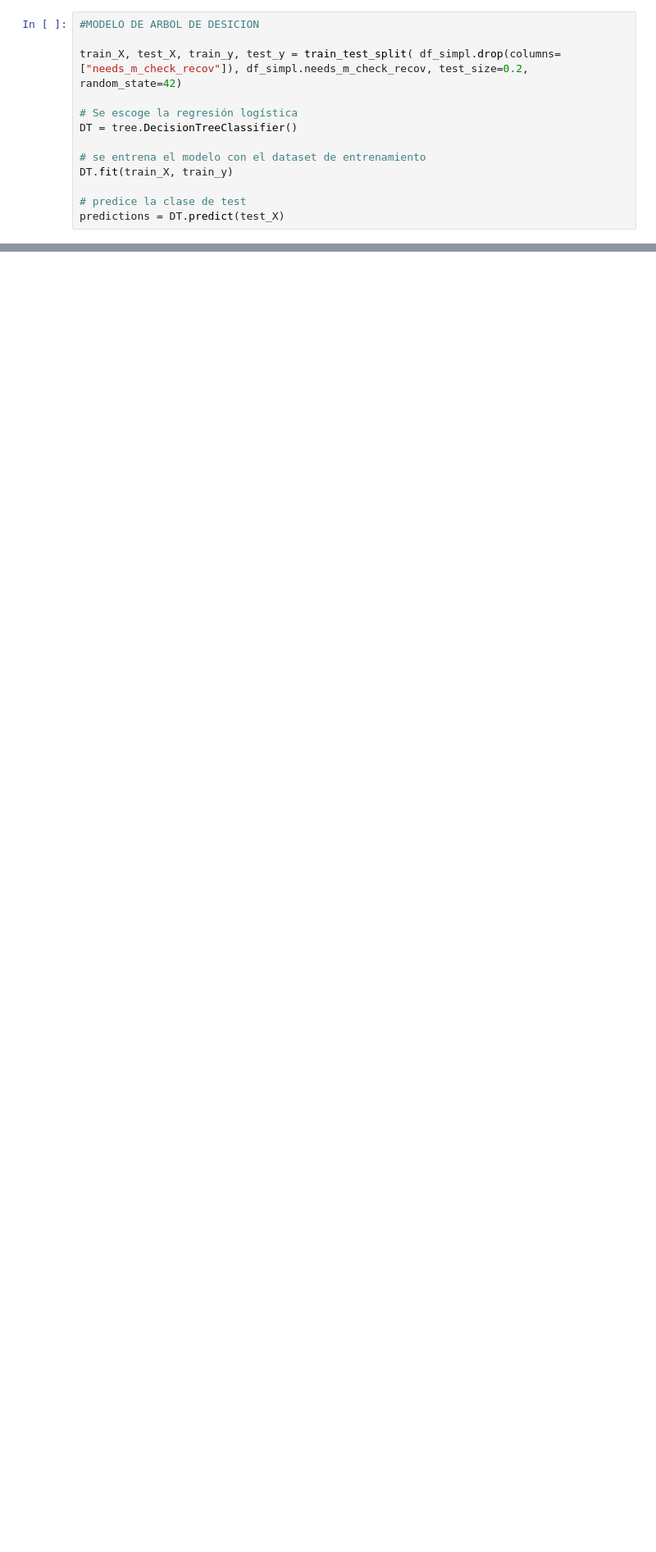
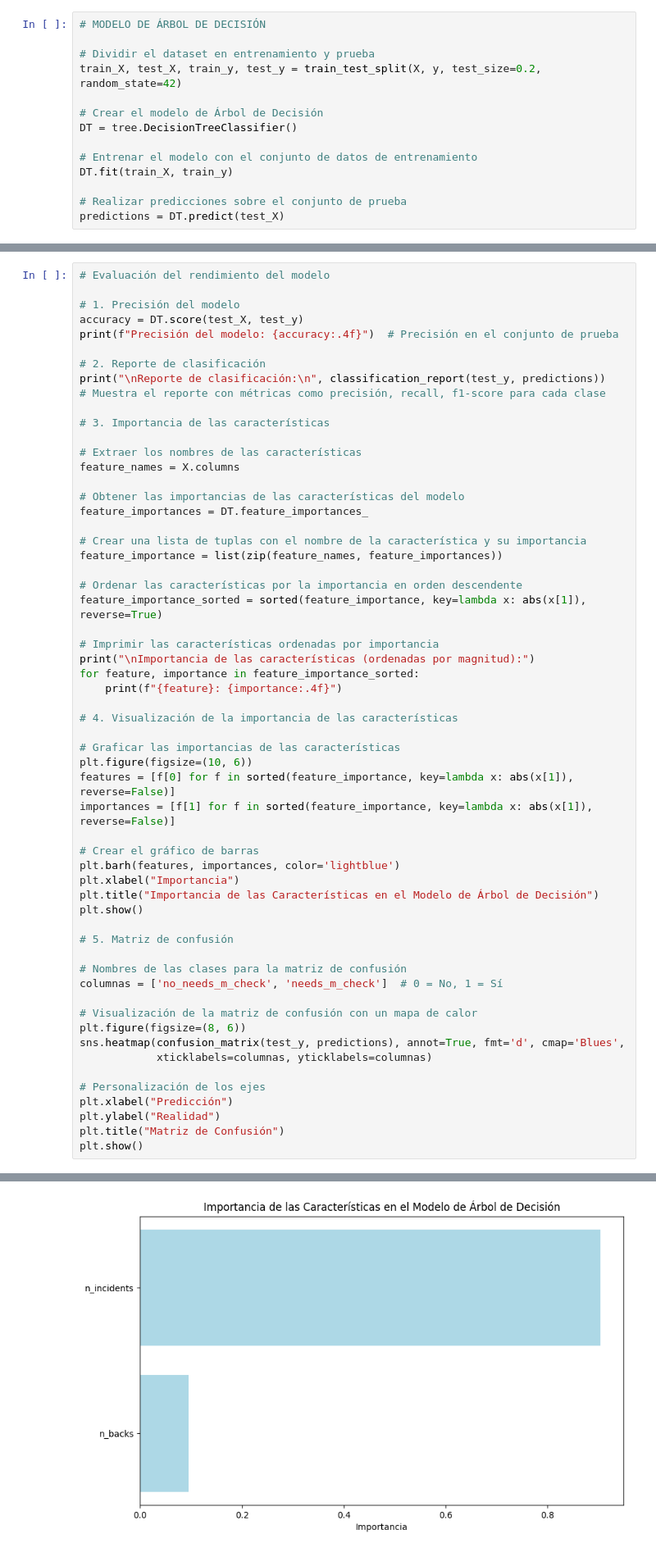
Before and after one commit to Data-Science-Pasta-Loca/ProyectoPastaLoca2, a Jupyter notebook: Decision_Tree_Regression.ipynb, the cells around one changed output, grey strips where cells are left out. Shown at 82% size. Saved outputs shown, nothing was run; the diff lists cells and outputs as text; blank space fills up the shorter version.

```diff
--- a/Decision_Tree_Regression.ipynb
+++ b/Decision_Tree_Regression.ipynb
@@ -62,13 +134,14 @@ Porcentaje de operaciones con needs_m_check: 52.31210270472392
 # %%
-#MODELO DE ARBOL DE DESICION
+# MODELO DE ÁRBOL DE DECISIÓN
 
-train_X, test_X, train_y, test_y = train_test_split( df_simpl.drop(columns=["needs_m_check_recov"]), df_simpl.needs_m_check_recov, test_size=0.2, random_state=42)
+# Dividir el dataset en entrenamiento y prueba
+train_X, test_X, train_y, test_y = train_test_split(X, y, test_size=0.2, random_state=42)
 
-# Se escoge la regresión logística
+# Crear el modelo de Árbol de Decisión
 DT = tree.DecisionTreeClassifier()
 
-# se entrena el modelo con el dataset de entrenamiento
+# Entrenar el modelo con el conjunto de datos de entrenamiento
 DT.fit(train_X, train_y)
 
-# predice la clase de test
+# Realizar predicciones sobre el conjunto de prueba
 predictions = DT.predict(test_X)
@@ -103,0 +148,59 @@ weighted avg       0.89      0.89      0.89      6419
+# %%
+# Evaluación del rendimiento del modelo
+
+# 1. Precisión del modelo
+accuracy = DT.score(test_X, test_y)
+print(f"Precisión del modelo: {accuracy:.4f}")  # Precisión en el conjunto de prueba
+
+# 2. Reporte de clasificación
+print("\nReporte de clasificación:\n", classification_report(test_y, predictions))
+# Muestra el reporte con métricas como precisión, recall, f1-score para cada clase
+
+# 3. Importancia de las características
+
+# Extraer los nombres de las características
+feature_names = X.columns
+
+# Obtener las importancias de las características del modelo
+feature_importances = DT.feature_importances_
+
+# Crear una lista de tuplas con el nombre de la característica y su importancia
+feature_importance = list(zip(feature_names, feature_importances))
+
+# Ordenar las características por la importancia en orden descendente
+feature_importance_sorted = sorted(feature_importance, key=lambda x: abs(x[1]), reverse=True)
+
+# Imprimir las características ordenadas por importancia
+print("\nImportancia de las características (ordenadas por magnitud):")
+for feature, importance in feature_importance_sorted:
+    print(f"{feature}: {importance:.4f}")
+
+# 4. Visualización de la importancia de las características
+
+# Graficar las importancias de las características
+plt.figure(figsize=(10, 6))
+features = [f[0] for f in sorted(feature_importance, key=lambda x: abs(x[1]), reverse=False)]
+importances = [f[1] for f in sorted(feature_importance, key=lambda x: abs(x[1]), reverse=False)]
+
+# Crear el gráfico de barras
+plt.barh(features, importances, color='lightblue')
+plt.xlabel("Importancia")
+plt.title("Importancia de las Características en el Modelo de Árbol de Decisión")
+plt.show()
+
+# 5. Matriz de confusión
+
+# Nombres de las clases para la matriz de confusión
+columnas = ['no_needs_m_check', 'needs_m_check']  # 0 = No, 1 = Sí
+
+# Visualización de la matriz de confusión con un mapa de calor
+plt.figure(figsize=(8, 6))
+sns.heatmap(confusion_matrix(test_y, predictions), annot=True, fmt='d', cmap='Blues',
+            xticklabels=columnas, yticklabels=columnas)
+
+# Personalización de los ejes
+plt.xlabel("Predicción")
+plt.ylabel("Realidad")
+plt.title("Matriz de Confusión")
+plt.show()
+# %% [output]
@@ -103,0 +223 @@ weighted avg       0.89      0.89      0.89      6419
+[figure, added]
```
Also changed, not shown: parts of 10 cells of this notebook, 1 other file.
